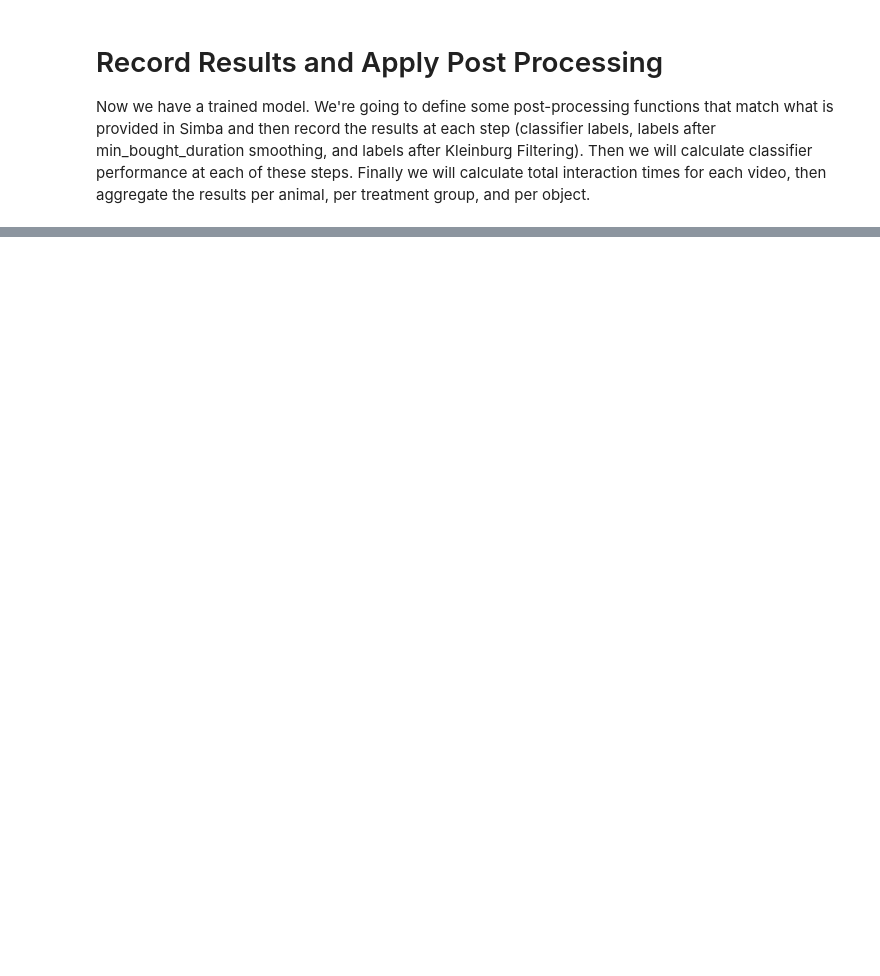
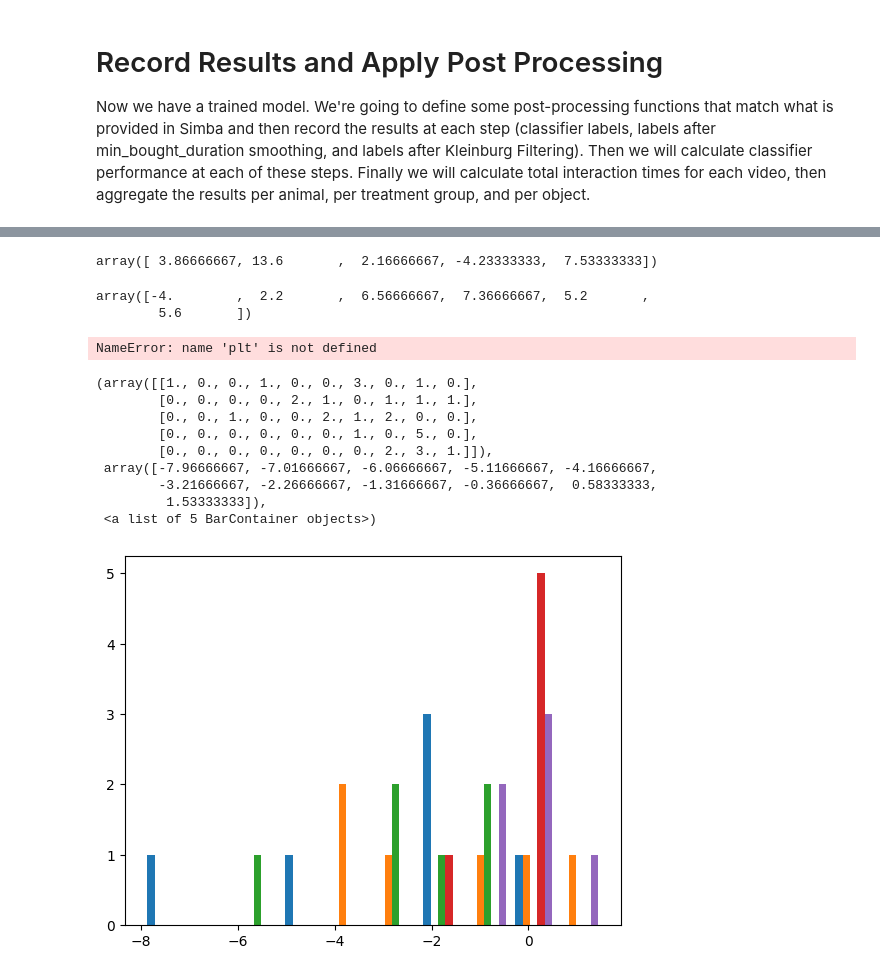
Before and after one commit to HowlandLab/DIBS, a Jupyter notebook: hackathon_sept_2022/October2022-Ilne-paper-analysis.ipynb, the cells around one changed output, grey strips where cells are left out. Cells and saved outputs as stored; diff of their text form; code cells hidden in the pictures; blank space fills up the shorter version.

```diff
--- a/hackathon_sept_2022/October2022-Ilne-paper-analysis.ipynb
+++ b/hackathon_sept_2022/October2022-Ilne-paper-analysis.ipynb
@@ -671,0 +942,6 @@ PartialResults(precision=1.0, recall=1.0, f1=1.0, c_mat=array([[4966,    0,    0
+# %%
+# Open the csv file, flatten it into a dataframe, print that dataframe out for reference, then calculate statistics.
+
+stop_watch_csv = os.path.join('hackathon', 'Iteration_2_withROI', 'models', 'holdout_stopwatch_TJO.csv')
+stop_watch_interaction_times_df = pd.read_csv(stop_watch_csv, index_col=None)
+stop_watch_interaction_times_df
@@ -671,0 +1251,18 @@ PartialResults(precision=1.0, recall=1.0, f1=1.0, c_mat=array([[4966,    0,    0
+# %%
+video_col = 'video_name' # ????
+def build_pivot_table(df: pd.DataFrame, videos_to_consider):
+    df = df[df[video_col].isin(videos_to_consider)]
+    return df.pivot_table(
+        values=['value'],
+        index=['object'],
+        columns=['min'],
+        aggfunc=numpy.sum
+    )
+
+videos_to_consider = set(holdout_model_res_df[video_col]) & \
+                     set(holdout_golden_res_df[video_col]) & \
+                     set(stop_watch_interaction_times_df[video_col])
+
+holdout_model_pivot_table = build_pivot_table(holdout_model_res_df, videos_to_consider)
+holdout_golden_pivot_table = build_pivot_table(holdout_golden_res_df, videos_to_consider)
+stop_watch_interaction_times_pivot_table = build_pivot_table(stop_watch_interaction_times_df, videos_to_consider)
@@ -671,0 +1289,4 @@ PartialResults(precision=1.0, recall=1.0, f1=1.0, c_mat=array([[4966,    0,    0
+# %%
+print('Model differences from golden')
+golden_vs_model_pivot_table = holdout_golden_pivot_table - holdout_model_pivot_table
+golden_vs_model_pivot_table
@@ -671,0 +1319,27 @@ PartialResults(precision=1.0, recall=1.0, f1=1.0, c_mat=array([[4966,    0,    0
+# %%
+golden_vs_stop_watch_pivot_table.values.sum(axis=0)
+# %% [output]
+array([ 3.86666667, 13.6       ,  2.16666667, -4.23333333,  7.53333333])
+# %%
+golden_vs_stop_watch_pivot_table.values.sum(axis=1)
+# %% [output]
+array([-4.        ,  2.2       ,  6.56666667,  7.36666667,  5.2       ,
+        5.6       ])
+# %%
+help(plt.hist)
+# %% [output]
+NameError: name 'plt' is not defined
+# %%
+import matplotlib.pyplot as plt
+plt.hist(golden_vs_model_pivot_table)
+# %% [output]
+(array([[1., 0., 0., 1., 0., 0., 3., 0., 1., 0.],
+        [0., 0., 0., 0., 2., 1., 0., 1., 1., 1.],
+        [0., 0., 1., 0., 0., 2., 1., 2., 0., 0.],
+        [0., 0., 0., 0., 0., 0., 1., 0., 5., 0.],
+        [0., 0., 0., 0., 0., 0., 0., 2., 3., 1.]]),
+ array([-7.96666667, -7.01666667, -6.06666667, -5.11666667, -4.16666667,
+        -3.21666667, -2.26666667, -1.31666667, -0.36666667,  0.58333333,
+         1.53333333]),
+ <a list of 5 BarContainer objects>)
+[figure, added]
```
Also changed, not shown: parts of 18 cells of this notebook.
